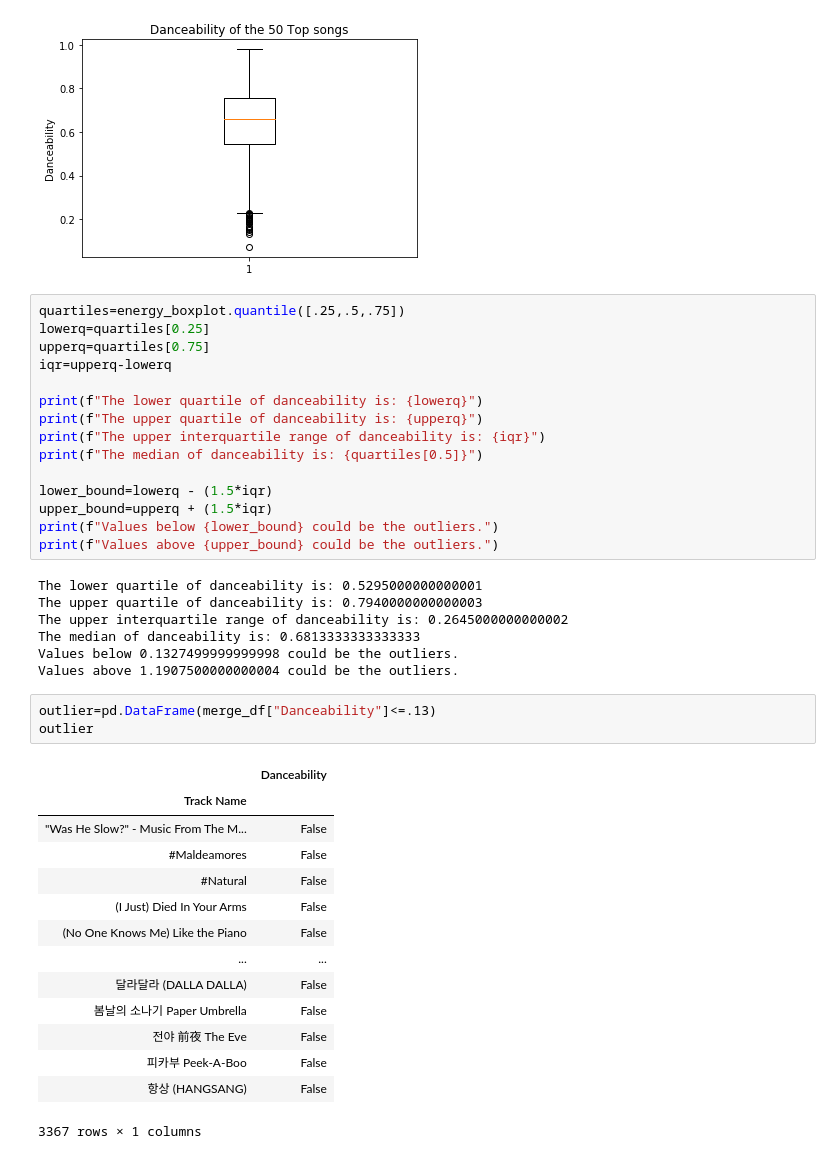
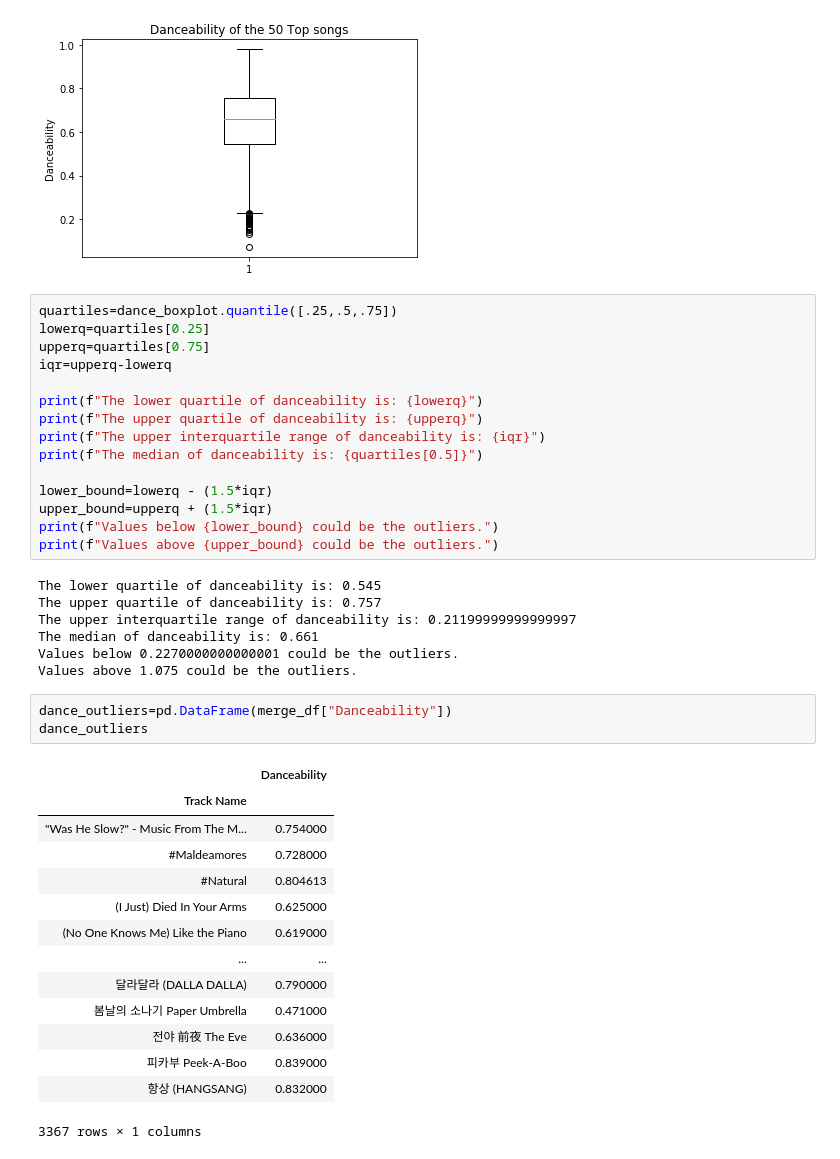
Before and after one commit to JaviSandoval94/Spotify-Trends-Analysis, a Jupyter notebook: Project1-Spotify-FinalReport-Copy1.ipynb, the cells around one changed output. Saved outputs shown, nothing was run; the diff lists cells and outputs as text.

Commit message:
I try to remove the outliers

```diff
--- a/Project1-Spotify-FinalReport-Copy1.ipynb
+++ b/Project1-Spotify-FinalReport-Copy1.ipynb
@@ -404,7 +428,7 @@ plt.show()
 # %% [output]
 [figure]
 # %%
-quartiles=energy_boxplot.quantile([.25,.5,.75])
+quartiles=dance_boxplot.quantile([.25,.5,.75])
 lowerq=quartiles[0.25]
 upperq=quartiles[0.75]
 iqr=upperq-lowerq
@@ -419,27 +443,27 @@ upper_bound=upperq + (1.5*iqr)
 print(f"Values below {lower_bound} could be the outliers.")
 print(f"Values above {upper_bound} could be the outliers.")
 # %% [output]
-The lower quartile of danceability is: 0.5295000000000001
-The upper quartile of danceability is: 0.7940000000000003
-The upper interquartile range of danceability is: 0.2645000000000002
-The median of danceability is: 0.6813333333333333
-Values below 0.1327499999999998 could be the outliers.
-Values above 1.1907500000000004 could be the outliers.
+The lower quartile of danceability is: 0.545
+The upper quartile of danceability is: 0.757
+The upper interquartile range of danceability is: 0.21199999999999997
+The median of danceability is: 0.661
+Values below 0.2270000000000001 could be the outliers.
+Values above 1.075 could be the outliers.
 # %%
-outlier=pd.DataFrame(merge_df["Danceability"]<=.13)
-outlier
+dance_outliers=pd.DataFrame(merge_df["Danceability"])
+dance_outliers
 # %% [output]
 |  | Danceability |
 | Track Name |  |
-| "Was He Slow?" - Music From The M... | False |
-| #Maldeamores | False |
-| #Natural | False |
-| (I Just) Died In Your Arms | False |
-| (No One Knows Me) Like the Piano | False |
+| "Was He Slow?" - Music From The M... | 0.754000 |
+| #Maldeamores | 0.728000 |
+| #Natural | 0.804613 |
+| (I Just) Died In Your Arms | 0.625000 |
+| (No One Knows Me) Like the Piano | 0.619000 |
 | ... | ... |
-| 달라달라 (DALLA DALLA) | False |
-| 봄날의 소나기 Paper Umbrella | False |
-| 전야 前夜 The Eve | False |
-| 피카부 Peek-A-Boo | False |
-| 항상 (HANGSANG) | False |
+| 달라달라 (DALLA DALLA) | 0.790000 |
+| 봄날의 소나기 Paper Umbrella | 0.471000 |
+| 전야 前夜 The Eve | 0.636000 |
+| 피카부 Peek-A-Boo | 0.839000 |
+| 항상 (HANGSANG) | 0.832000 |
 3367 rows × 1 columns
```
Also changed, not shown: parts of 14 cells of this notebook.
